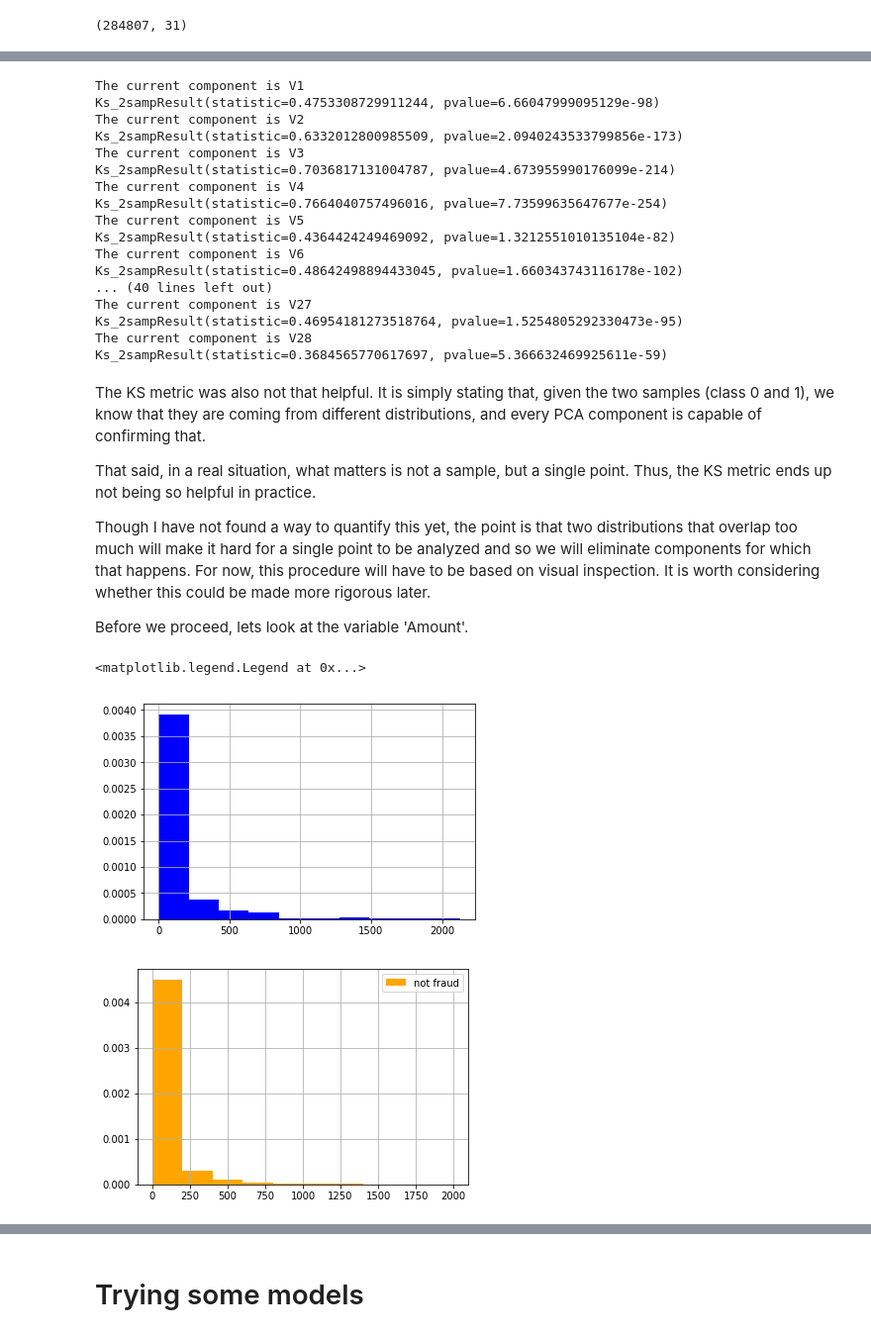
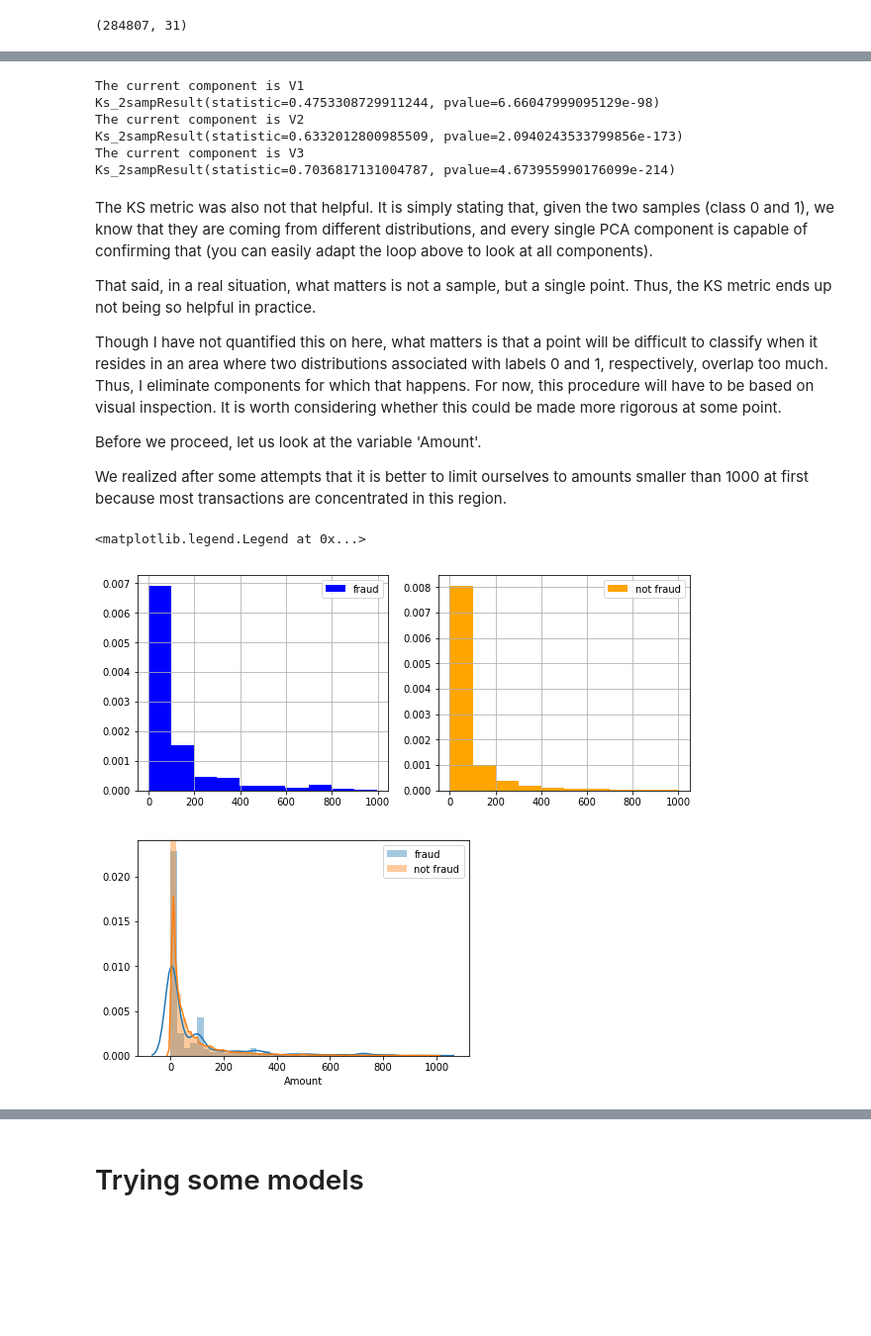
Before and after one commit to Hudsonps/Credit_card_fraud_project, a Jupyter notebook: explore_data.ipynb, the cells around one changed output, grey strips where cells are left out. Shown at 99% size. Cells and saved outputs as stored; diff of their text form; code cells hidden in the pictures; blank space fills up the shorter version.

```diff
--- a/explore_data.ipynb
+++ b/explore_data.ipynb
@@ -261,7 +199,7 @@ Let's instead compute the KS statistic.
 from scipy.stats import ks_2samp
 # %%
 #Null hypothesis: two samples are drawn from the same distribution.
-for component in PCA_list:
+for component in PCA_list[:3]:
         print("The current component is "+component)
         print(ks_2samp(rawdf[rawdf.Class==1][component], rawdf[rawdf.Class==0][component]))
 # %% [output]
@@ -271,37 +209,37 @@ The current component is V2
 Ks_2sampResult(statistic=0.6332012800985509, pvalue=2.0940243533799856e-173)
 The current component is V3
 Ks_2sampResult(statistic=0.7036817131004787, pvalue=4.673955990176099e-214)
-The current component is V4
-Ks_2sampResult(statistic=0.7664040757496016, pvalue=7.73599635647677e-254)
-The current component is V5
-Ks_2sampResult(statistic=0.4364424249469092, pvalue=1.3212551010135104e-82)
-The current component is V6
-Ks_2sampResult(statistic=0.48642498894433045, pvalue=1.660343743116178e-102)
-... (40 lines left out)
-The current component is V27
-Ks_2sampResult(statistic=0.46954181273518764, pvalue=1.5254805292330473e-95)
-The current component is V28
-Ks_2sampResult(statistic=0.3684565770617697, pvalue=5.366632469925611e-59)
 # %% [markdown]
-The KS metric was also not that helpful. It is simply stating that, given the two samples (class 0 and 1), we know that they are coming from different distributions, and every PCA component is capable of confirming that.
+The KS metric was also not that helpful. It is simply stating that, given the two samples (class 0 and 1), we know that they are coming from different distributions, and every single PCA component is capable of confirming that (you can easily adapt the loop above to look at all components).
 
 That said, in a real situation, what matters is not a sample, but a single point. Thus, the KS metric ends up not being so helpful in practice.
 
-Though I have not found a way to quantify this yet, the point is that two distributions that overlap too much will make it hard for a single point to be analyzed and so we will eliminate components for which that happens. For now, this procedure will have to be based on visual inspection. It is worth considering whether this could be made more rigorous later.
+Though I have not quantified this on here, what matters is that a point will be difficult to classify when it resides in an area where two distributions associated with labels 0 and 1, respectively, overlap too much. Thus, I eliminate components for which that happens. For now, this procedure will have to be based on visual inspection. It is worth considering whether this could be made more rigorous at some point.
 
-Before we proceed, lets look at the variable 'Amount'.
+Before we proceed, let us look at the variable 'Amount'.
+
+We realized after some attempts that it is better to limit ourselves to amounts smaller than 1000 at first because most transactions are concentrated in this region.
 # %%
 #Before we proceed to the next step, lets look at the variable amount.
 
-plt.figure()
-rawdf[rawdf.Class==1]['Amount'].hist(label="fraud", color="blue", density='True')
-plt.figure()
-rawdf[rawdf.Class==0]['Amount'][rawdf.Amount < 2000].hist(label="not fraud", color="orange", density='True')
+crit_amount = 1000
 
+plt.figure(figsize=(10,4))
+plt.subplot(1,2,1)
+rawdf[rawdf.Class==1]['Amount'][rawdf.Amount < crit_amount].hist(label="fraud", color="blue", density='True')
+plt.legend()
+plt.subplot(1,2,2)
+rawdf[rawdf.Class==0]['Amount'][rawdf.Amount < crit_amount].hist(label="not fraud", color="orange", density='True')
 plt.legend()
 
+plt.figure()
+sns.distplot(rawdf[rawdf.Class==1].Amount[rawdf.Amount < crit_amount], label='fraud')
+sns.distplot(rawdf[rawdf.Class==0].Amount[rawdf.Amount < crit_amount], label='not fraud')
+plt.legend()
+#plt.xlim(0,400)
+
 #plt.xlim(-4,4)
 # %% [output]
 <matplotlib.legend.Legend at 0x...>
-[figure, old version]
+[figure, new version]
-[figure, old version]
+[figure, new version]
```
Also changed, not shown: parts of 83 cells of this notebook.
